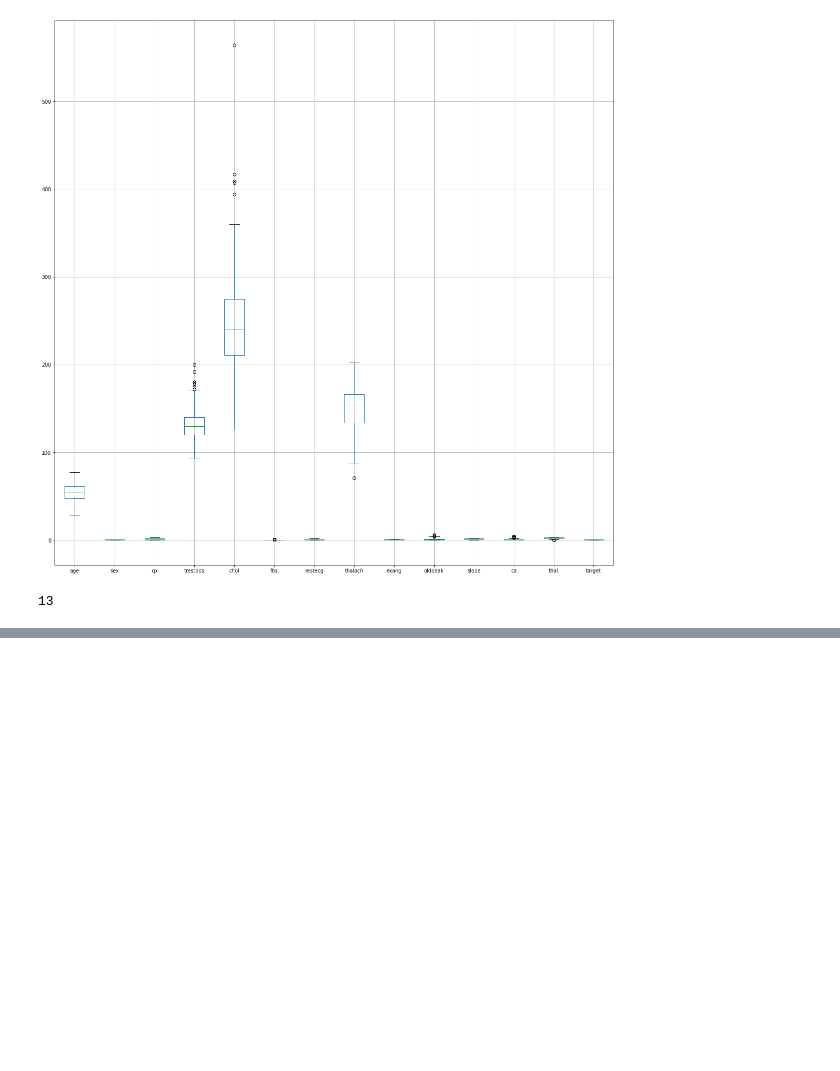
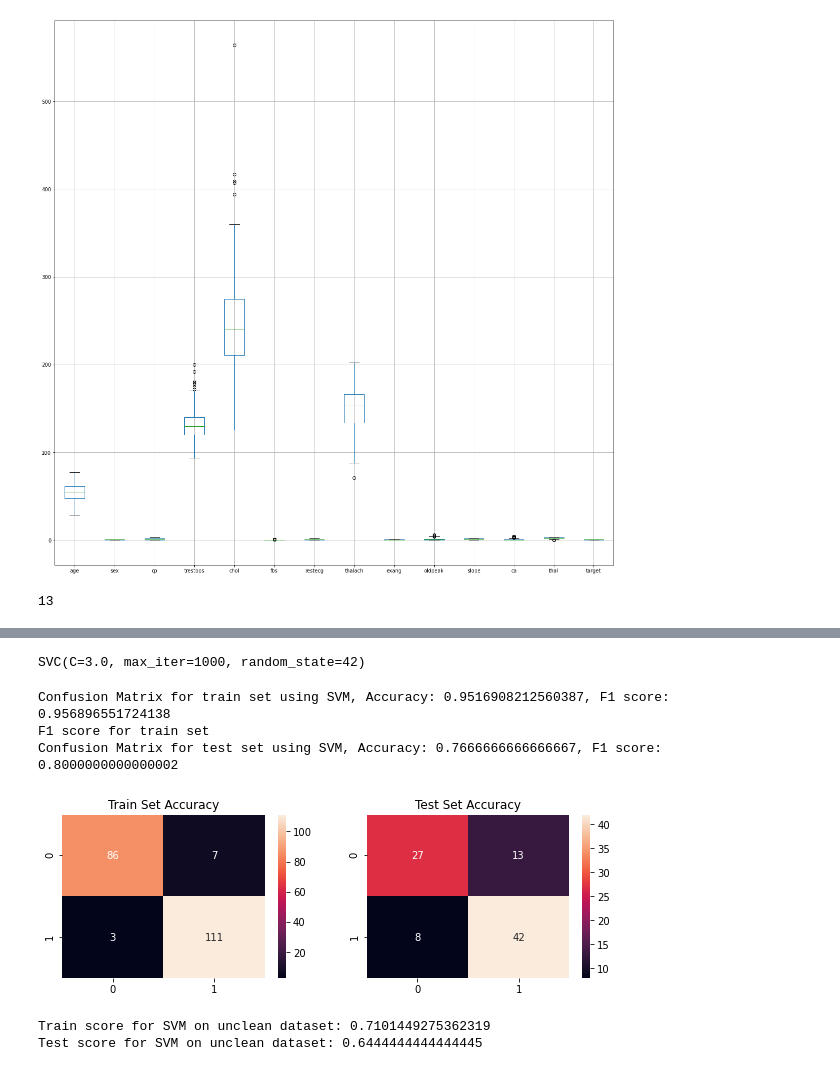
Before and after one commit to s-bose/heart_disease_classification, a Jupyter notebook: heart_disease.ipynb, the cells around one changed output, grey strips where cells are left out. Cells and saved outputs as stored; diff of their text form; code cells hidden in the pictures; blank space fills up the shorter version.

```diff
--- a/heart_disease.ipynb
+++ b/heart_disease.ipynb
@@ -192,0 +241,13 @@ heart_df[~good]
+# %%
+from sklearn.model_selection import train_test_split
+X = heart_cp.iloc[:, :-1]
+y = heart_cp.iloc[:, -1]
+X_train, X_test, y_train, y_test = train_test_split(
+    X, y, test_size=0.3, random_state=42, stratify=y
+)
+
+for cat in cat_cols:
+    print(f'\ncounts for column: {cat}\n')
+    print(X_train[cat].value_counts())
+
+print(f'Train set shape: {X_train.shape}\nTest set shape: {X_test.shape}')
@@ -192,0 +294,47 @@ heart_df[~good]
+# %%
+# using SVM
+
+from sklearn.svm import SVC
+
+classifier = SVC(max_iter=1000, random_state=42, kernel="rbf", C=3.0)
+classifier.fit(X_train_arr, y_train_arr)
+# %% [output]
+SVC(C=3.0, max_iter=1000, random_state=42)
+# %%
+from sklearn.metrics import accuracy_score, confusion_matrix, f1_score
+
+fig, ax =plt.subplots(1,2, figsize=(10,3))
+ax[0].set_title("Train Set Accuracy")
+ax[1].set_title("Test Set Accuracy")
+
+y_train_pred = classifier.predict(X_train_arr)
+confusion_train = confusion_matrix(y_train_arr, y_train_pred)
+acc_train = accuracy_score(y_train_arr, y_train_pred)
+f1_train = f1_score(y_train_arr, y_train_pred)
+print(f'Confusion Matrix for train set using SVM, Accuracy: {acc_train}, F1 score: {f1_train}')
+print(f'F1 score for train set')
+sns.heatmap(confusion_train, annot=True, fmt='g', ax=ax[0]);
+
+y_test_pred = classifier.predict(X_test_arr)
+confusion_test = confusion_matrix(y_test_arr, y_test_pred)
+acc_test = accuracy_score(y_test_arr, y_test_pred)
+f1_test = f1_score(y_test_arr, y_test_pred)
+print(f'Confusion Matrix for test set using SVM, Accuracy: {acc_test}, F1 score: {f1_test}')
+sns.heatmap(confusion_test, annot=True, fmt='g', ax=ax[1]);
+# %% [output]
+Confusion Matrix for train set using SVM, Accuracy: 0.9516908212560387, F1 score: 0.956896551724138
+F1 score for train set
+Confusion Matrix for test set using SVM, Accuracy: 0.7666666666666667, F1 score: 0.8000000000000002
+[figure, added]
+# %%
+X_def = heart_cp.iloc[:, :-1].values
+y_def = heart_cp.iloc[:, -1].values
+X_tr, X_ts, y_tr, y_ts = train_test_split(X_def, y_def, random_state=42, shuffle=True, test_size=0.3)
+
+classifier.fit(X_tr, y_tr)
+
+print(f'Train score for SVM on unclean dataset: {classifier.score(X_tr, y_tr)}')
+print(f'Test score for SVM on unclean dataset: {classifier.score(X_ts, y_ts)}')
+# %% [output]
+Train score for SVM on unclean dataset: 0.7101449275362319
+Test score for SVM on unclean dataset: 0.6444444444444445
```
Also changed, not shown: parts of 11 cells of this notebook, 2 other files.
